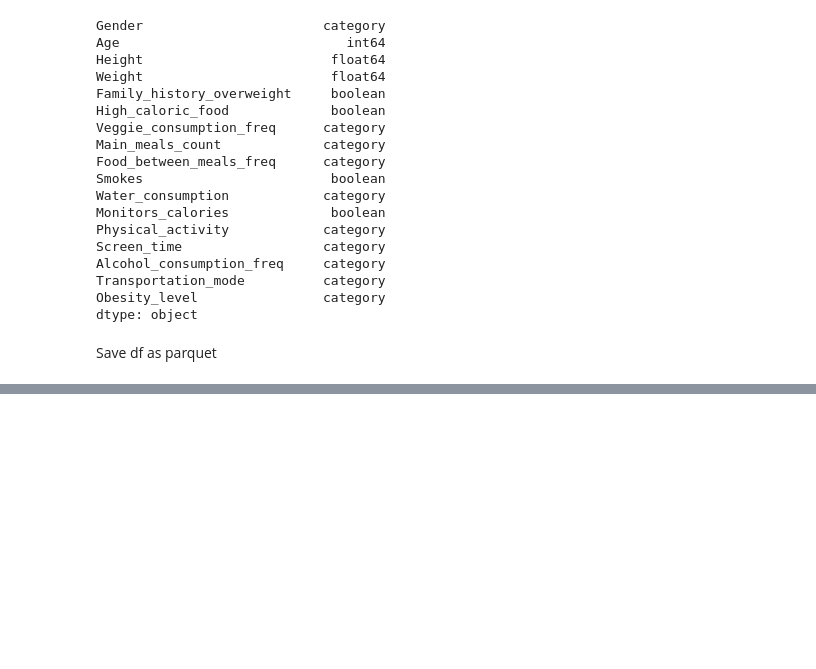
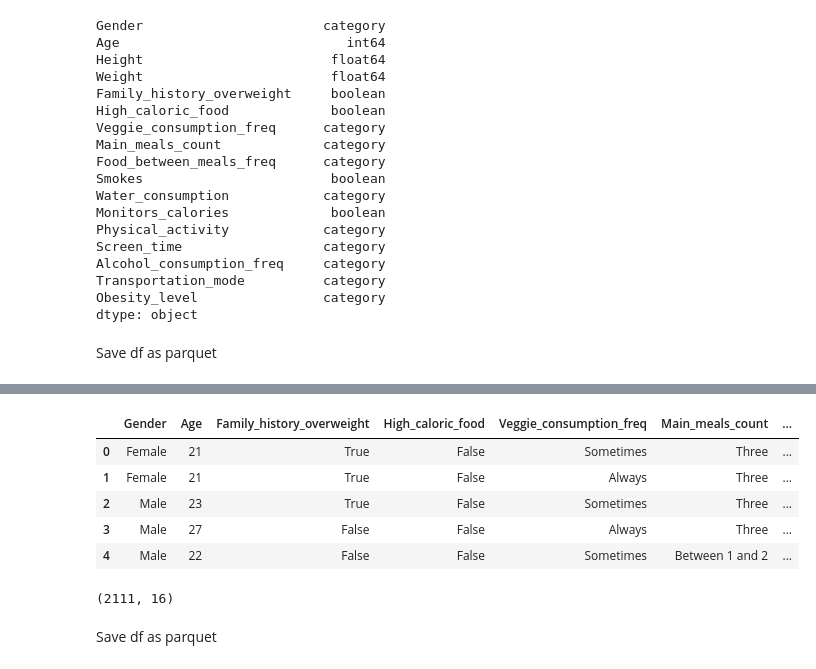
Before and after one commit to yueyan615/PROHI-dashboard-group777, a Jupyter notebook: jupyter-notebooks/data-preprocessing.ipynb, the cells around one changed output, grey strips where cells are left out. Drawn from its saved outputs; the diff is of its cells as text; code cells hidden in the pictures; blank space fills up the shorter version.

```diff
--- a/jupyter-notebooks/data-preprocessing.ipynb
+++ b/jupyter-notebooks/data-preprocessing.ipynb
@@ -238,0 +241,3 @@ Save df as parquet
+# %%
+df['BMI'] = df['Weight'] / (df['Height']) ** 2
+df.dtypes
@@ -238,0 +262,15 @@ Save df as parquet
+# %%
+df.head()
+# %% [output]
+|  | Gender | Age | Family_history_overweight | High_caloric_food | Veggie_consumption_freq | Main_meals_count | ... |
+| 0 | Female | 21 | True | False | Sometimes | Three | ... |
+| 1 | Female | 21 | True | False | Always | Three | ... |
+| 2 | Male | 23 | True | False | Sometimes | Three | ... |
+| 3 | Male | 27 | False | False | Always | Three | ... |
+| 4 | Male | 22 | False | False | Sometimes | Between 1 and 2 | ... |
+# %%
+df.shape
+# %% [output]
+(2111, 16)
+# %% [markdown]
+Save df as parquet
```
Also changed, not shown: parts of 3 cells of this notebook, 4 other files.
